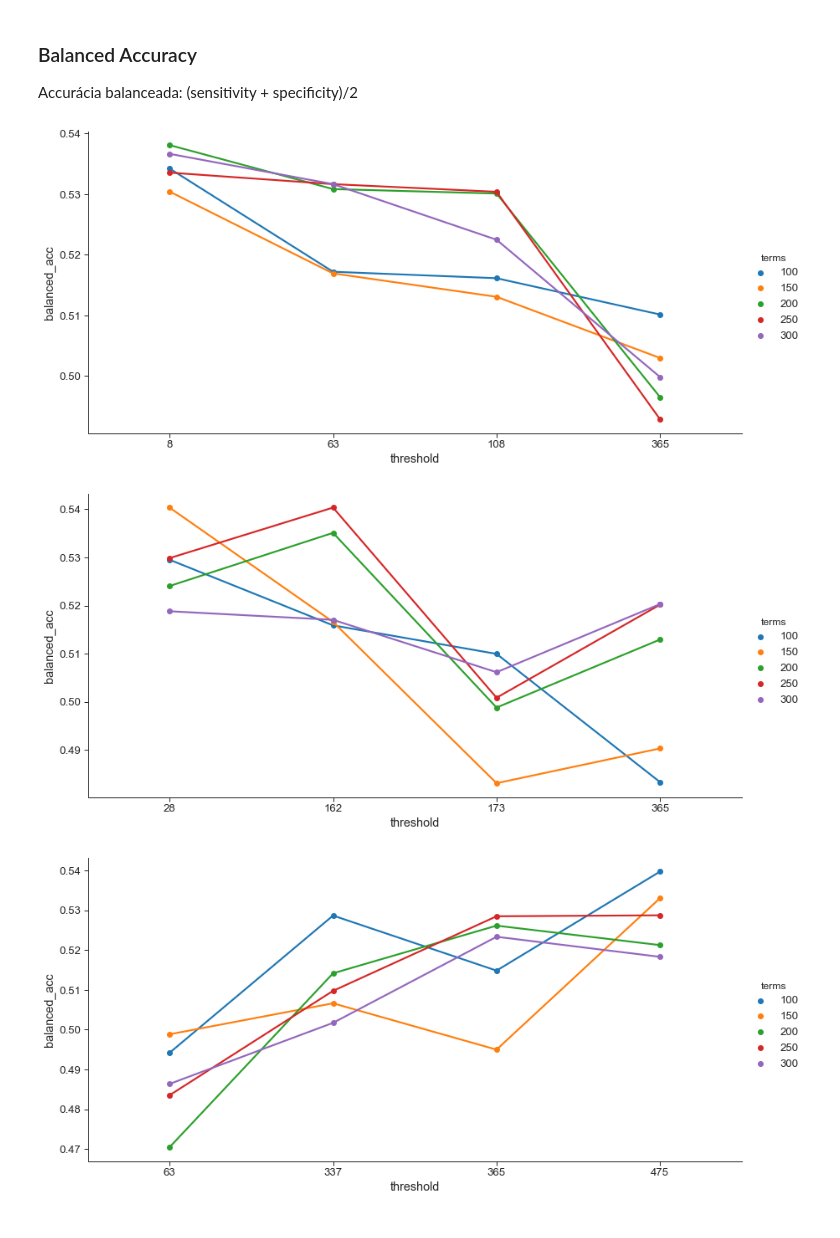
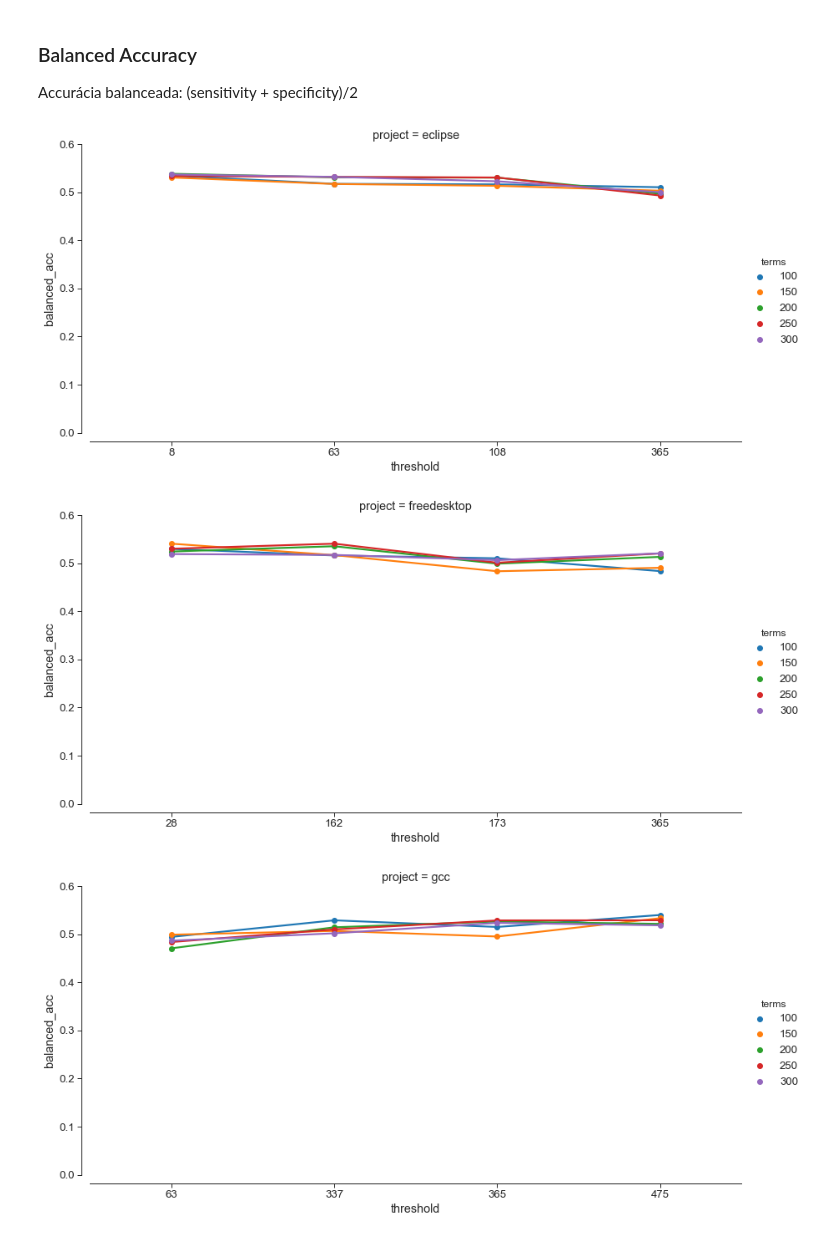
Before and after one commit to gomesluiz/my-doctorate, a Jupyter notebook: projects/long-lived-bug-prediction/deep-learning/notebook/evaluation/20200518-long-lived-prediction-w-dnn-data-analysis.ipynb, the cells around one changed output. Cells and saved outputs as stored; diff of their text form; code cells hidden in the pictures.

```diff
--- a/projects/long-lived-bug-prediction/deep-learning/notebook/evaluation/20200518-long-lived-prediction-w-dnn-data-analysis.ipynb
+++ b/projects/long-lived-bug-prediction/deep-learning/notebook/evaluation/20200518-long-lived-prediction-w-dnn-data-analysis.ipynb
@@ -22,12 +22,12 @@ from scipy.stats import kruskal
 
 pd.set_option('display.max_columns', None)
 
-#data_evaluation_path  = "../../data/processed/20200516212507-long-lived-bug-prediction-w-dnn-results.csv"
 eclipse_data_evaluation_path  = "../../data/processed/20200521131944-long-lived-bug-prediction-w-dnn-results.csv"
 freedesktop_data_evaluation_path  = "../../data/processed/20200520013110-long-lived-bug-prediction-w-dnn-results.csv"
 gcc_data_evaluation_path  = "../../data/processed/20200520202905-long-lived-bug-prediction-w-dnn-results.csv"
 gnome_data_evaluation_path  = "../../data/processed/20200522123241-long-lived-bug-prediction-w-dnn-results.csv"
 mozilla_data_evaluation_path  = "../../data/processed/20200523234748-long-lived-bug-prediction-w-dnn-results.csv"
+winehq_data_evaluation_path  = "../../data/processed/20200525022852-long-lived-bug-prediction-w-dnn-results.csv"
 
 print("Setup complete")
 # %% [output]
@@ -98,6 +103,10 @@ print(f"There are {rows_and_cols[0]} rows and {rows_and_cols[1]} columns in {gno
 mozilla_data_evaluation = pd.read_csv(mozilla_data_evaluation_path, sep=',', decimal='.')
 rows_and_cols = mozilla_data_evaluation.shape
 print(f"There are {rows_and_cols[0]} rows and {rows_and_cols[1]} columns in {mozilla_data_evaluation_path}.\n")
+
+winehq_data_evaluation = pd.read_csv(winehq_data_evaluation_path, sep=',', decimal='.')
+rows_and_cols = winehq_data_evaluation.shape
+print(f"There are {rows_and_cols[0]} rows and {rows_and_cols[1]} columns in {winehq_data_evaluation_path}.\n")
 # %% [output]
 There are 20 rows and 32 columns in ../../data/processed/20200521131944-long-lived-bug-prediction-w-dnn-results.csv.
 
@@ -191,39 +205,62 @@ Accurácia balanceada: (sensitivity + specificity)/2
 # %%
 sns.set_context('paper', font_scale = 1.5)
 sns.set_style("ticks", {'axes.grid' : False})
 
 eclipse_data_evaluation.threshold = eclipse_data_evaluation['threshold'].astype(str)
 eclipse_data_evaluation.terms = eclipse_data_evaluation['terms'].astype(str)
-g = sns.catplot(data=eclipse_data_evaluation, x="threshold", y="balanced_acc"
+g1 = sns.catplot(data=eclipse_data_evaluation, x="threshold", y="balanced_acc"
                 , hue="terms", kind="point", height=6
-                , aspect=2, order=['8', '63', '108', '365'])
+                , aspect=2, order=['8', '63', '108', '365']
+                , col="project")
+g1.set(ylim=(0, 0.6))
+sns.despine(offset=10)
 
 freedesktop_data_evaluation.threshold = freedesktop_data_evaluation['threshold'].astype(str)
 freedesktop_data_evaluation.terms = freedesktop_data_evaluation['terms'].astype(str)
-g = sns.catplot(data=freedesktop_data_evaluation, x="threshold", y="balanced_acc"
+g2 = sns.catplot(data=freedesktop_data_evaluation, x="threshold", y="balanced_acc"
                 , hue="terms", kind="point", height=6
-                , aspect=2, order=['28', '162', '173', '365'])
+                , aspect=2, order=['28', '162', '173', '365']
+                , col="project")
+g2.set(ylim=(0, 0.6))
+sns.despine(offset=10)
 
 gcc_data_evaluation.threshold = gcc_data_evaluation['threshold'].astype(str)
 gcc_data_evaluation.terms = gcc_data_evaluation['terms'].astype(str)
-g = sns.catplot(data=gcc_data_evaluation, x="threshold", y="balanced_acc"
+g3 = sns.catplot(data=gcc_data_evaluation, x="threshold", y="balanced_acc"
                 , hue="terms", kind="point", height=6
-                , aspect=2, order=['63', '337', '365', '475'])
+                , aspect=2, order=['63', '337', '365', '475']
+                , col="project")
+g3.set(ylim=(0, 0.6))
+sns.despine(offset=10)
 
 gnome_data_evaluation.threshold = gnome_data_evaluation['threshold'].astype(str)
 gnome_data_evaluation.terms = gnome_data_evaluation['terms'].astype(str)
-g = sns.catplot(data=gnome_data_evaluation, x="threshold", y="balanced_acc"
+g4 = sns.catplot(data=gnome_data_evaluation, x="threshold", y="balanced_acc"
                 , hue="terms", kind="point", height=6
-                , aspect=2, order=['23', '162', '202', '365'])
+                , aspect=2, order=['23', '162', '202', '365']
+                , col="project")
+g4.set(ylim=(0, 0.6))
+sns.despine(offset=10)
 
 mozilla_data_evaluation.threshold = mozilla_data_evaluation['threshold'].astype(str)
 mozilla_data_evaluation.terms = mozilla_data_evaluation['terms'].astype(str)
-g = sns.catplot(data=mozilla_data_evaluation, x="threshold", y="balanced_acc"
+g5 = sns.catplot(data=mozilla_data_evaluation, x="threshold", y="balanced_acc"
                 , hue="terms", kind="point", height=6
-                , aspect=2, order=['24', '188', '278', '365'])
+                , aspect=2, order=['24', '188', '278', '365']
+                , col="project")
+g5.set(ylim=(0, 0.6))
+sns.despine(offset=10)
+
+winehq_data_evaluation.threshold = winehq_data_evaluation['threshold'].astype(str)
+winehq_data_evaluation.terms = winehq_data_evaluation['terms'].astype(str)
+g6 = sns.catplot(data=winehq_data_evaluation, x="threshold", y="balanced_acc"
+                , hue="terms", kind="point", height=6
+                , aspect=2, order=['220', '365', '491', '798']
+                , col="project")
+g6.set(ylim=(0, 0.6))
 
 sns.despine(offset=10)
 # %% [output]
-[figure, old version]
+[figure, new version]
-[figure, old version]
+[figure, new version]
-[figure, old version]
+[figure, new version]
```
Also changed, not shown: parts of 8 cells of this notebook, 1 other file.
